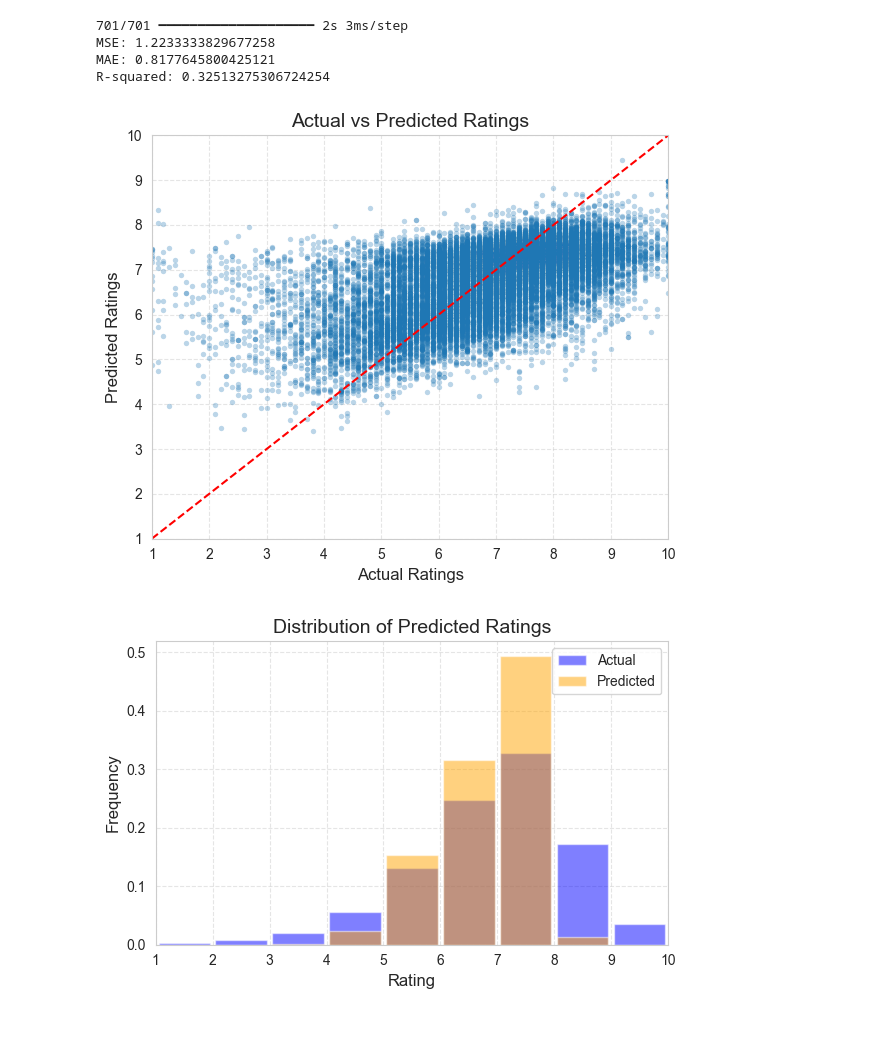
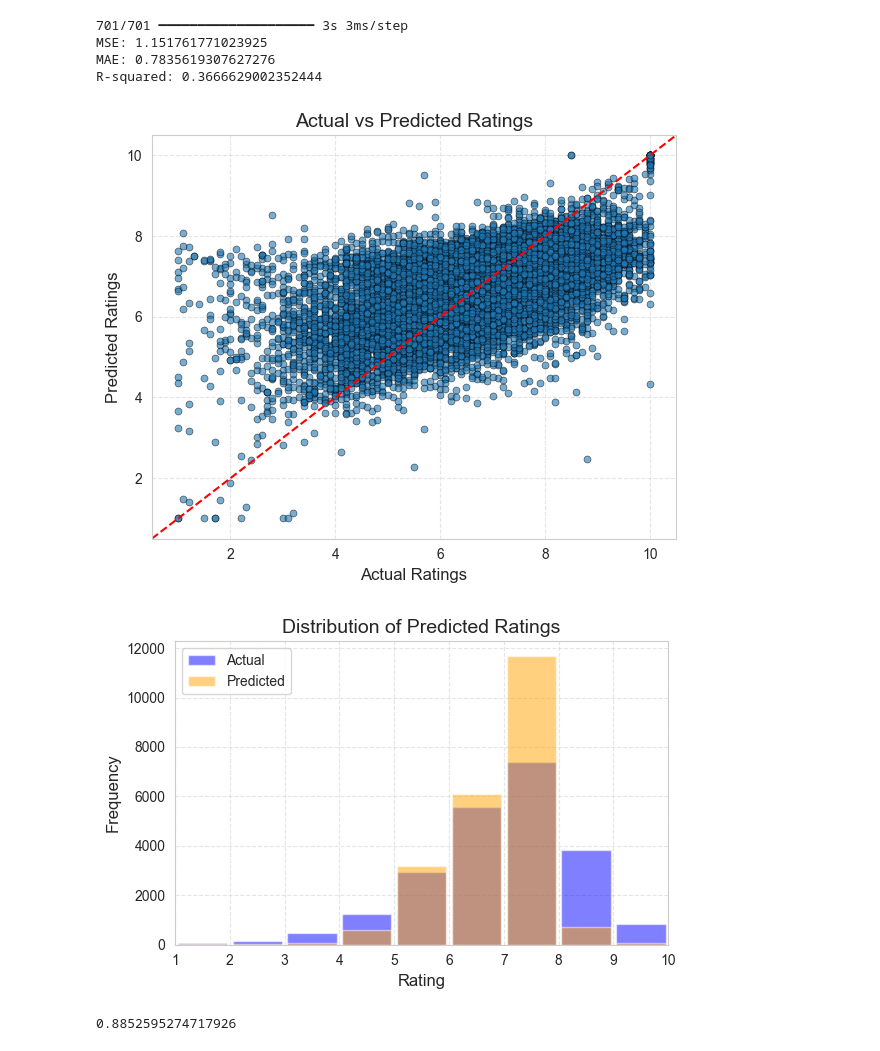
Before and after one commit to ChefBB/dm2_project, a Jupyter notebook: regression/regression_neural_net.ipynb, the cells around one changed output. Drawn from its saved outputs; the diff is of its cells as text; code cells hidden in the pictures.

```diff
--- a/regression/regression_neural_net.ipynb
+++ b/regression/regression_neural_net.ipynb
@@ -10,7 +10,7 @@ df = pd.read_csv(parent_dir + '/dm2_dataset_2425_imdb/imdb_2.csv')
 # Create binning for stratification
 from sklearn.preprocessing import KBinsDiscretizer
 
-n_bins = 3
+n_bins = 9
 binner = KBinsDiscretizer(n_bins=n_bins, encode='ordinal', strategy='uniform')
 df['ratingBin'] = binner.fit_transform(df[['averageRating']])
 # %%
@@ -194,9 +194,9 @@ from tensorflow.keras.optimizers import Adam
 # Numerical branch
 numerical_input = layers.Input(shape=(numerical_cols.__len__(),), name='numerical_input')
 
-# numerical_branch = layers.Dense(104, use_bias=False)(numerical_input)
-# numerical_branch = layers.BatchNormalization()(numerical_branch)
-# numerical_branch = layers.Activation('swish')(numerical_branch)
+numerical_branch = layers.Dense(96, use_bias=False)(numerical_input)
+numerical_branch = layers.BatchNormalization()(numerical_branch)
+numerical_branch = layers.Activation('swish')(numerical_branch)
 
 
 # TitleType branch
@@ -227,21 +227,35 @@ genre_branch = layers.Activation('relu')(genre_branch)
 
 
 # Concatenate branches
-concatenated = layers.concatenate([numerical_input, titletype_branch, region_branch, genre_branch])
+concatenated = layers.concatenate([numerical_branch, titletype_branch, region_branch, genre_branch])
 
 # 1st layer
 x = layers.Dense(128, use_bias=False)(concatenated)
 x = layers.BatchNormalization()(x)
 x = layers.Activation('swish')(x)
 # x = layers.PReLU()(x)
-x = layers.Dropout(0.4)(x)
+x = layers.Dropout(0.2)(x)
 
 # 2nd layer
 x = layers.Dense(128, use_bias=False)(x)
 x = layers.BatchNormalization()(x)
 x = layers.Activation('swish')(x)
 # x = layers.PReLU()(x)
-x = layers.Dropout(0.4)(x)
+x = layers.Dropout(0.2)(x)
+
+# 3rd layer
+x = layers.Dense(128, use_bias=False)(x)
+x = layers.BatchNormalization()(x)
+x = layers.Activation('swish')(x)
+# x = layers.PReLU()(x)
+x = layers.Dropout(0.2)(x)
+
+# 4rth layer
+x = layers.Dense(128, use_bias=False)(x)
+x = layers.BatchNormalization()(x)
+x = layers.Activation('swish')(x)
+# x = layers.PReLU()(x)
+x = layers.Dropout(0.2)(x)
 
 # Tested:
 # PReLU, swish(Best; same R-squared while having some lower ratings)
@@ -249,8 +263,12 @@ x = layers.Dropout(0.4)(x)
 # ReLU
 
 
+# Output layers
+output = layers.Dense(1, use_bias=False)(x)
+output = layers.BatchNormalization()(output)
+output = layers.Activation('linear')(output)
+output = layers.Lambda(lambda y: keras.backend.clip(y, 1.0, 10.0))(output)
 
-output = layers.Dense(1, activation='linear')(x)
 
 model = keras.Model(inputs=[numerical_input, titletype_input, region_input, genre_input], outputs=output)
 model.compile(
@@ -264,7 +282,7 @@ y_val = np.array(y_val).reshape(-1)
 y_test = np.array(y_test).reshape(-1)
 
 history = model.fit(
-    X_train_split, y_train, epochs=200,
+    X_train_split, y_train, epochs=500,
     batch_size=64,
     validation_data=(X_val_split, y_val),
     # Early stopping
@@ -275,6 +293,4 @@ history = model.fit(
         )],
     verbose=1
 )
-
-"--------------------DONE--------------------"
 # %% [output]
@@ -349,44 +364,43 @@ print(f'MSE: {mse}')
 print(f'MAE: {mae}')
 print(f'R-squared: {r2}')
 # %% [output]
-701/701 ━━━━━━━━━━━━━━━━━━━━ 2s 3ms/step
-MSE: 1.2233333829677258
-MAE: 0.8177645800425121
-R-squared: 0.32513275306724254
+701/701 ━━━━━━━━━━━━━━━━━━━━ 3s 3ms/step
+MSE: 1.151761771023925
+MAE: 0.7835619307627276
+R-squared: 0.3666629002352444
 # %%
-from pyparsing import line
 import seaborn as sns
 
 plt.figure(figsize=(6,5))  # larghezza 8, altezza 6
 sns.set_style("whitegrid")
 
 # Scatter plot
-plt.scatter(y_test, y_pred, alpha=0.3, s=15, linewidth=0)
+plt.scatter(y_test, y_pred, alpha=0.6, s=25, edgecolor='k', linewidth=0.5)
 
 # Diagonal line
-lims = [1, 10]
+lims = [min(y_test.min(), y_pred.min())-0.5, max(y_test.max(), y_pred.max())+0.5]
 plt.plot(lims, lims, 'r--', linewidth=1.5)
 
 plt.xlabel("Actual Ratings", fontsize=12)
 plt.ylabel("Predicted Ratings", fontsize=12)
 plt.title(f"Actual vs Predicted Ratings", fontsize=14)
 plt.xlim(lims)
 plt.ylim(lims)
 
 # Grid
 plt.grid(alpha=0.5, linestyle='--')
 
 plt.tight_layout()
 plt.show()
 # %% [output]
-[figure, old version]
+[figure, new version]
 # %%
 # Plot distribution of precitions
 binning = np.linspace(1, 10, 10)
 
 plt.figure(figsize=(6,4))
-plt.hist(y_test, bins=binning, alpha=0.5, color='blue', rwidth=0.9, label='Actual', density=True)
-plt.hist(y_pred, bins=binning, alpha=0.5, color='orange', rwidth=0.9, label='Predicted', density=True)
+plt.hist(y_test, bins=binning, alpha=0.5, color='blue', rwidth=0.9, label='Actual', )
+plt.hist(y_pred, bins=binning, alpha=0.5, color='orange', rwidth=0.9, label='Predicted',)
 plt.title('Distribution of Predicted Ratings', fontsize=14)
 plt.xlabel('Rating', fontsize=12)
 plt.ylabel('Frequency', fontsize=12)
@@ -394,6 +408,12 @@ plt.legend()
 plt.xlim(1, 10)
 plt.grid(alpha=0.5, linestyle='--')
 plt.tight_layout()
+# plt.yscale('log')
 plt.show()
 # %% [output]
-[figure, old version]
+[figure, new version]
+# %%
+# percentage of predictions within 5-9 range
+train.loc[(train['averageRating'] >= 5) & (train['averageRating'] <= 9)].shape[0] / train.shape[0]
+# %% [output]
+0.8852595274717926
```
Also changed, not shown: parts of 7 cells of this notebook, 21 other files.
